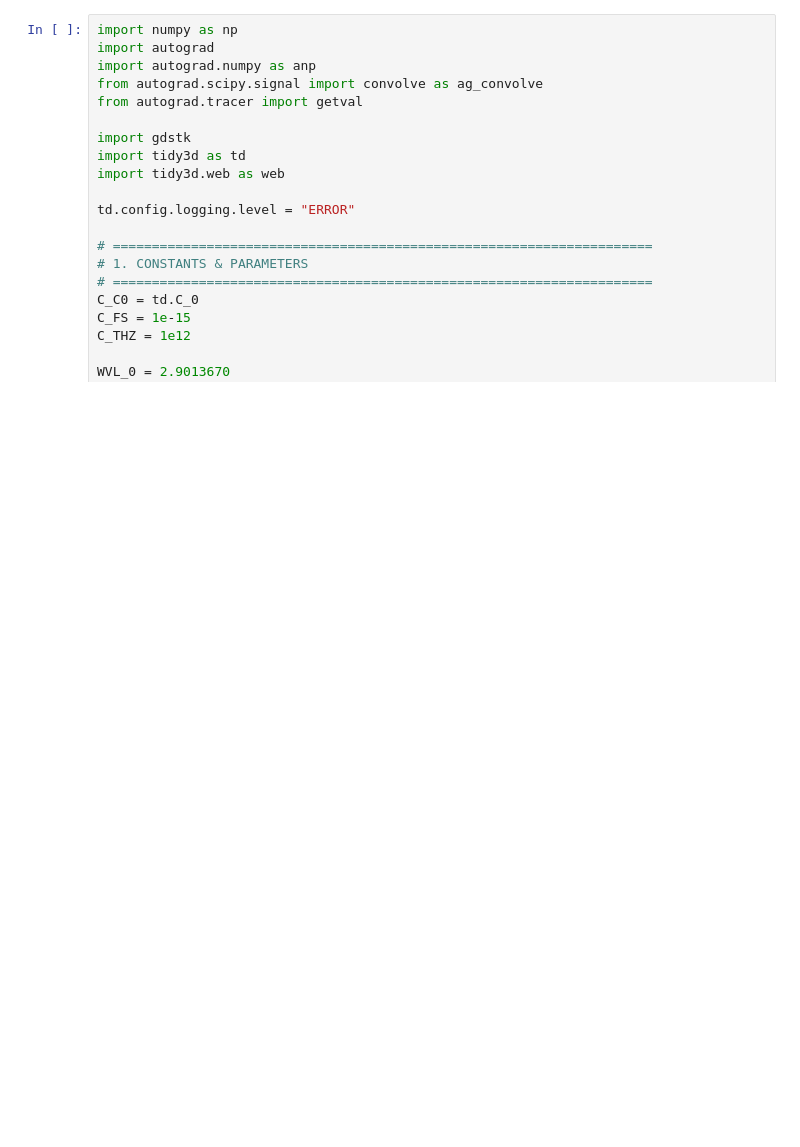
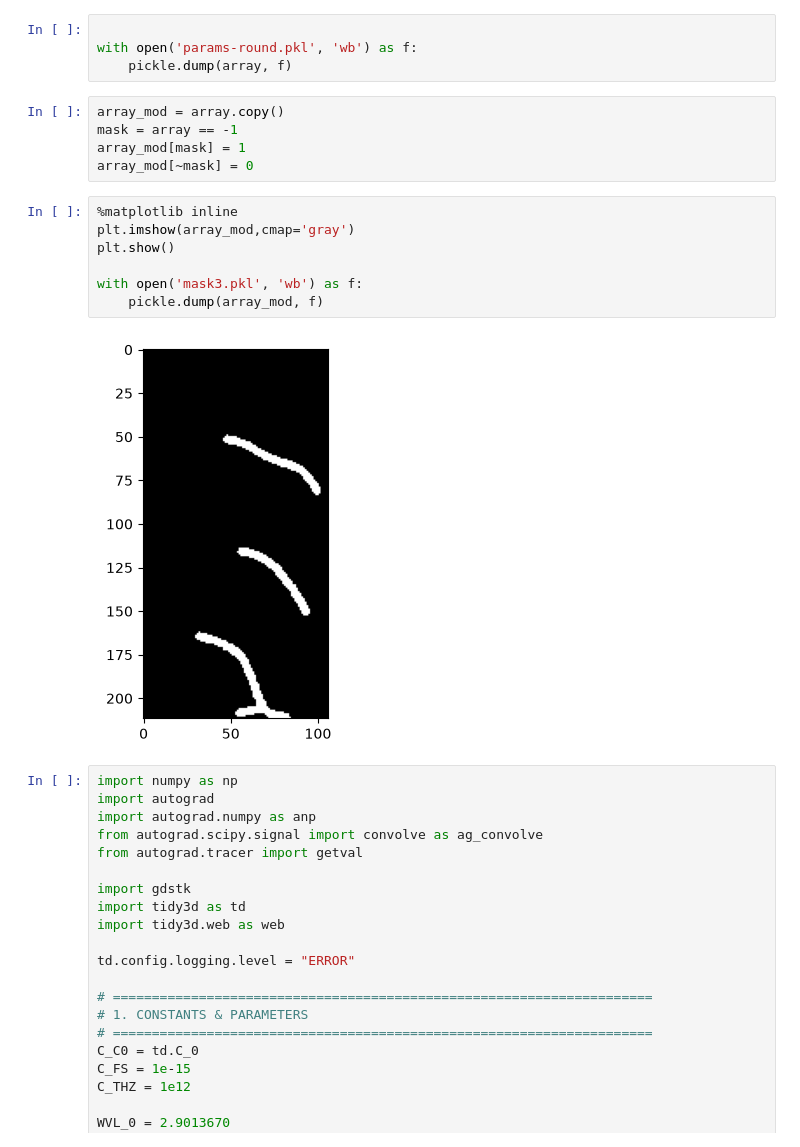
Before and after one commit to MolaBird/sim-tantala_grating_coupler, a Jupyter notebook: test.ipynb, the cells around one changed output. Cells and saved outputs as stored; diff of their text form; blank space fills up the shorter version.

```diff
--- a/test.ipynb
+++ b/test.ipynb
@@ -1,3 +107,21 @@
+# %%
+
+with open('params-round.pkl', 'wb') as f:
+    pickle.dump(array, f)
+# %%
+array_mod = array.copy()
+mask = array == -1
+array_mod[mask] = 1
+array_mod[~mask] = 0
+# %%
+%matplotlib inline
+plt.imshow(array_mod,cmap='gray')
+plt.show()
+
+with open('mask3.pkl', 'wb') as f:
+    pickle.dump(array_mod, f)
+# %% [output]
+[figure, added]
 # %%
 import numpy as np
 import autograd
```
Also changed, not shown: parts of 2 cells of this notebook, 49 other files.
